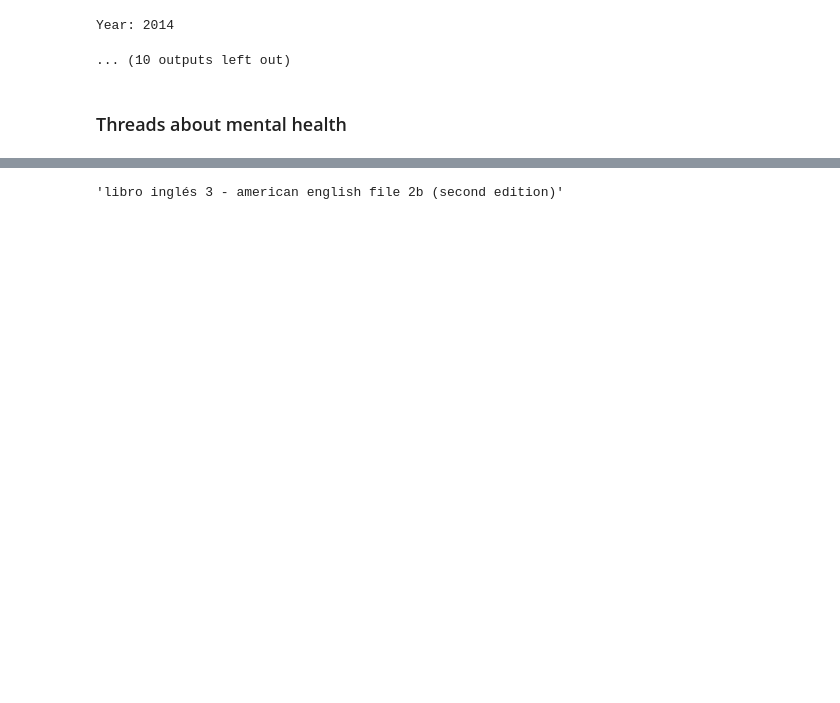
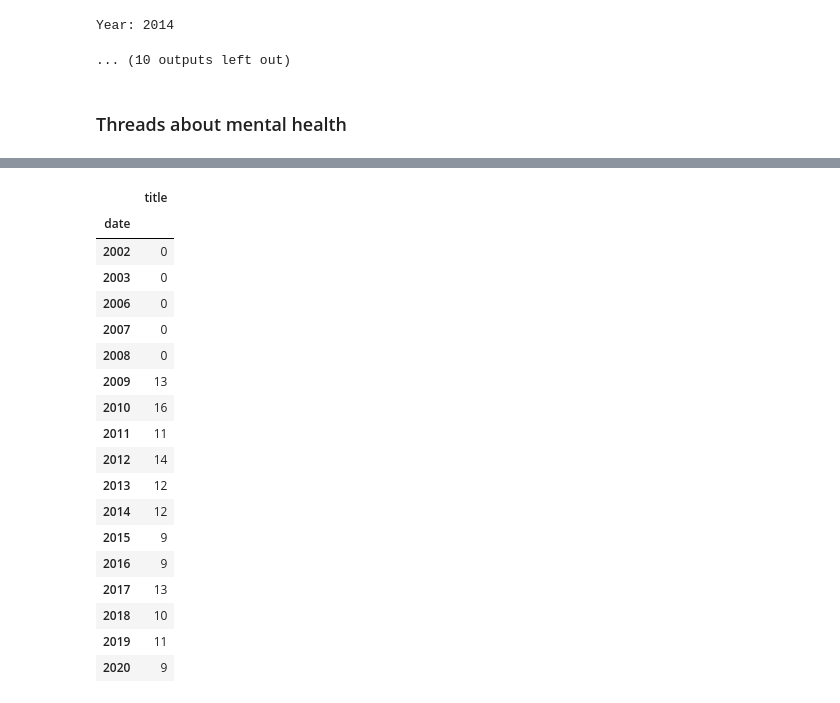
Before and after one commit to martinKindall/forum_analysis_wordclouds, a Jupyter notebook: Forum_analysis.ipynb, the cells around one changed output, grey strips where cells are left out. Drawn from its saved outputs; the diff is of its cells as text; code cells hidden in the pictures; blank space fills up the shorter version.

Commit message:
Classifying titles when they are of interest (mental health)

```diff
--- a/Forum_analysis.ipynb
+++ b/Forum_analysis.ipynb
@@ -134,0 +126,21 @@ titles_mapped.head()
+# %%
+resource_file = 'lemmatization-es.txt'
+lemmatiser_es = lemmatiser(create_lemma_dict(resource_file))
+# %%
+mental_health_keywords = set(['ansiedad', 'desmotivación', 'estres', 'concentracion', 'deprimido', 'depresion',
+                             'animo', 'psicologica', 'mental', 'siquiatra', 'psicologa', 'motiva', 'autocuidado'])
+mental_health_lemmas = set(map(lemmatiser_es, mental_health_keywords))
+
+#for year in last_decade_titles_count.index:
+def lemmatizeSentence(sentence):
+    return " ".join(map(lemmatiser_es, sentence.split(" ")))
+
+def cleanAndLemmatizeTitles(titleSerie):
+    return formatStrings(titleSerie).transform(lemmatizeSentence)
+
+def isTopicOfInterest(sentenceSeries):
+    return sentenceSeries.transform(lambda sentence: 1 if any(map(lambda word: word in mental_health_lemmas, sentence.split(" "))) else 0)
+
+titles_mapped = forum_titles_frame[['title']].apply(cleanAndLemmatizeTitles).apply(isTopicOfInterest)
+titles_mapped[['date']] = forum_titles_frame[['date']].reset_index(drop=True)
+titles_mapped.head()
@@ -135,3 +154,25 @@ titles_mapped.head()
+# %%
+titles_mapped.groupby(['date']).sum()
+# %% [output]
+|  | title |
+| date |  |
+| 2002 | 0 |
+| 2003 | 0 |
+| 2006 | 0 |
+| 2007 | 0 |
+| 2008 | 0 |
+| 2009 | 13 |
+| 2010 | 16 |
+| 2011 | 11 |
+| 2012 | 14 |
+| 2013 | 12 |
+| 2014 | 12 |
+| 2015 | 9 |
+| 2016 | 9 |
+| 2017 | 13 |
+| 2018 | 10 |
+| 2019 | 11 |
+| 2020 | 9 |
 # %%
 def formatStrings(strings):
     tildes = ['á','é','í','ó','ú']
@@ -160,7 +201,3 @@ def plotWordCloud(text):
     plt.imshow(wordcloud, interpolation='bilinear')
     plt.axis("off")
     plt.show()
-# %%
-forum_titles_frame[['title']].iloc[0].values[0]
-# %% [output]
-'libro inglés 3 - american english file 2b (second edition)'
```
Also changed, not shown: parts of 9 cells of this notebook, 1 other file.
